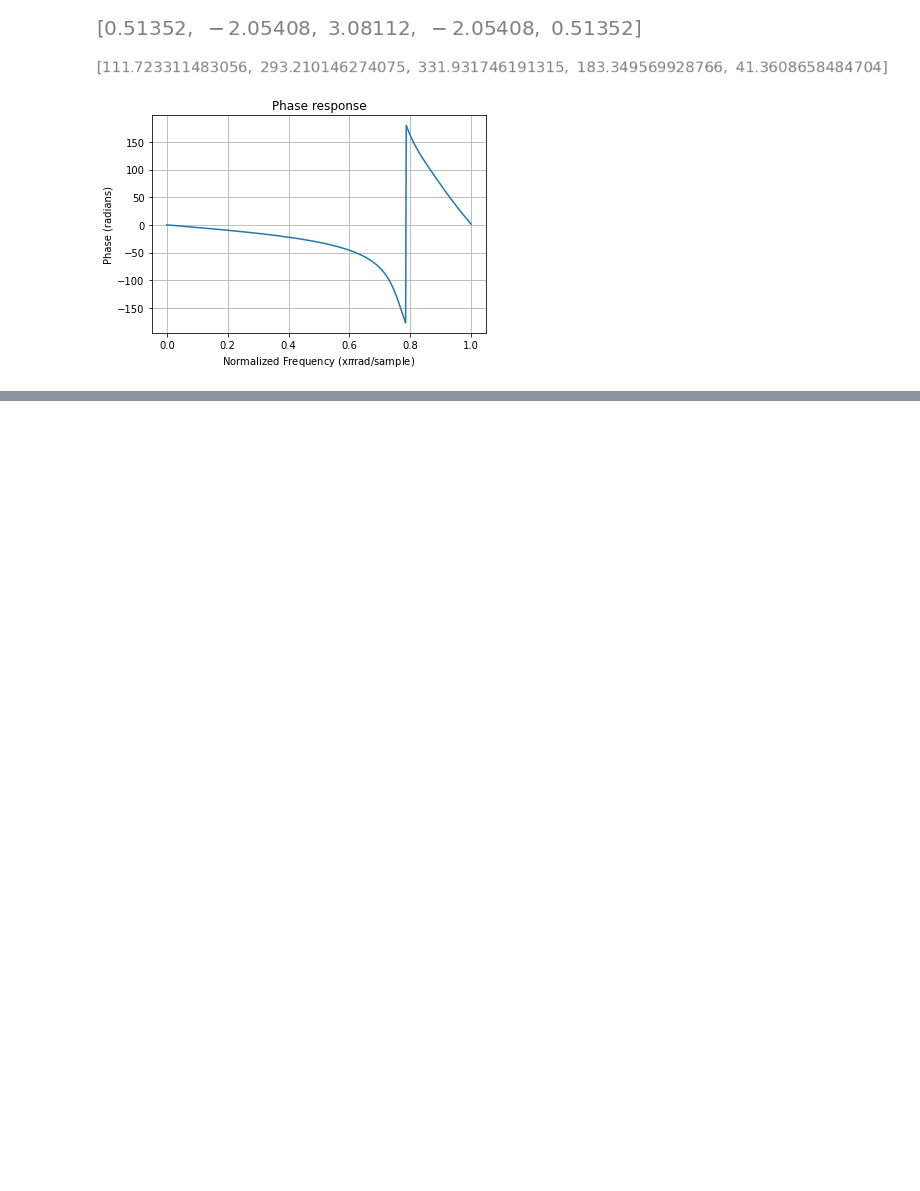
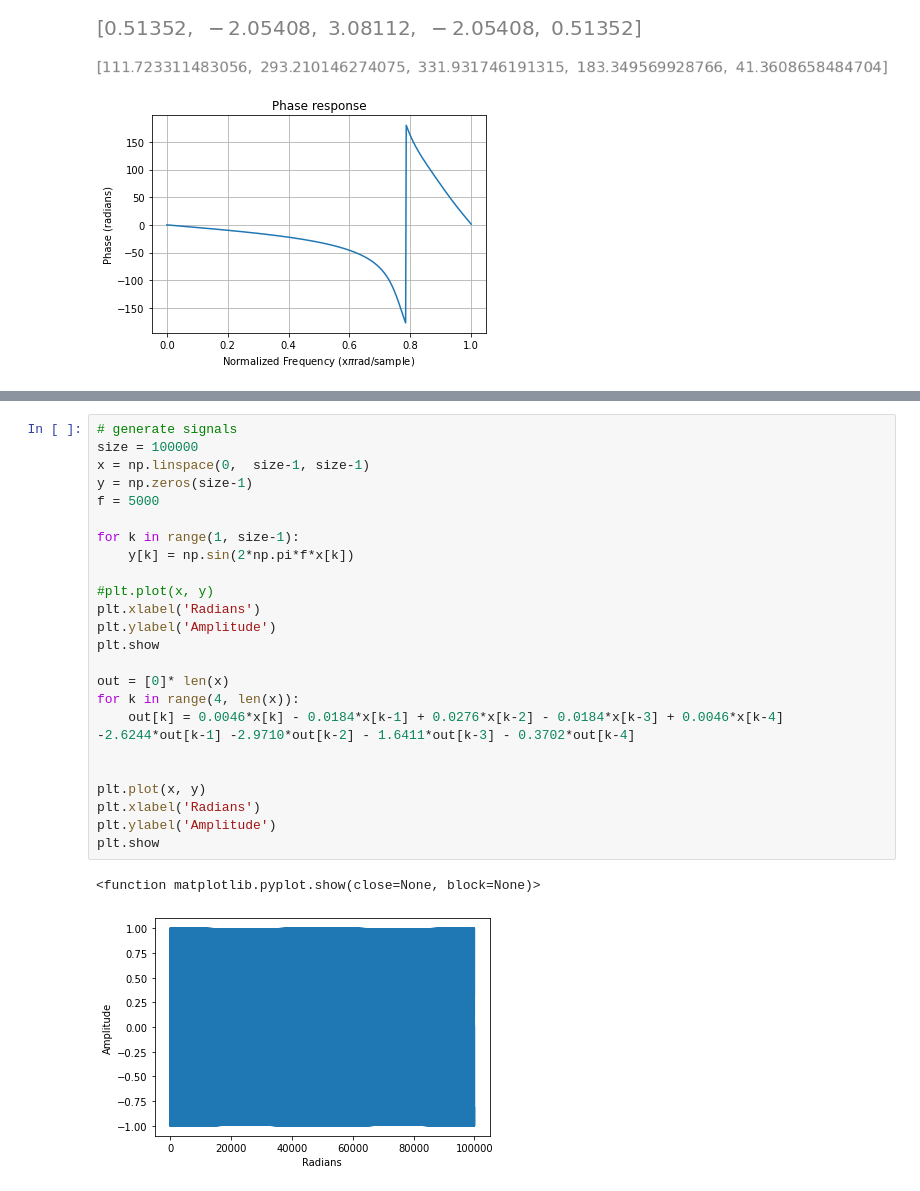
Before and after one commit to Ppieter21/EERI414-Practical, a Jupyter notebook: EERI414PracticalCodeMathOutput.ipynb, the cells around one changed output, grey strips where cells are left out. Cells and saved outputs as stored; diff of their text form; blank space fills up the shorter version.

```diff
--- a/EERI414PracticalCodeMathOutput.ipynb
+++ b/EERI414PracticalCodeMathOutput.ipynb
@@ -332,0 +325,27 @@ The MathtextBackendBitmap class was deprecated in Matplotlib 3.4 and will be rem
+# %%
+# generate signals
+size = 100000
+x = np.linspace(0,  size-1, size-1)
+y = np.zeros(size-1)
+f = 5000
+
+for k in range(1, size-1):
+    y[k] = np.sin(2*np.pi*f*x[k])
+
+#plt.plot(x, y)
+plt.xlabel('Radians')
+plt.ylabel('Amplitude')
+plt.show
+
+out = [0]* len(x)
+for k in range(4, len(x)):
+    out[k] = 0.0046*x[k] - 0.0184*x[k-1] + 0.0276*x[k-2] - 0.0184*x[k-3] + 0.0046*x[k-4] -2.6244*out[k-1] -2.9710*out[k-2] - 1.6411*out[k-3] - 0.3702*out[k-4]
+
+
+plt.plot(x, y)
+plt.xlabel('Radians')
+plt.ylabel('Amplitude')
+plt.show
+# %% [output]
+<function matplotlib.pyplot.show(close=None, block=None)>
+[figure, added]
```
Also changed, not shown: parts of 2 cells of this notebook, 3 other files.
